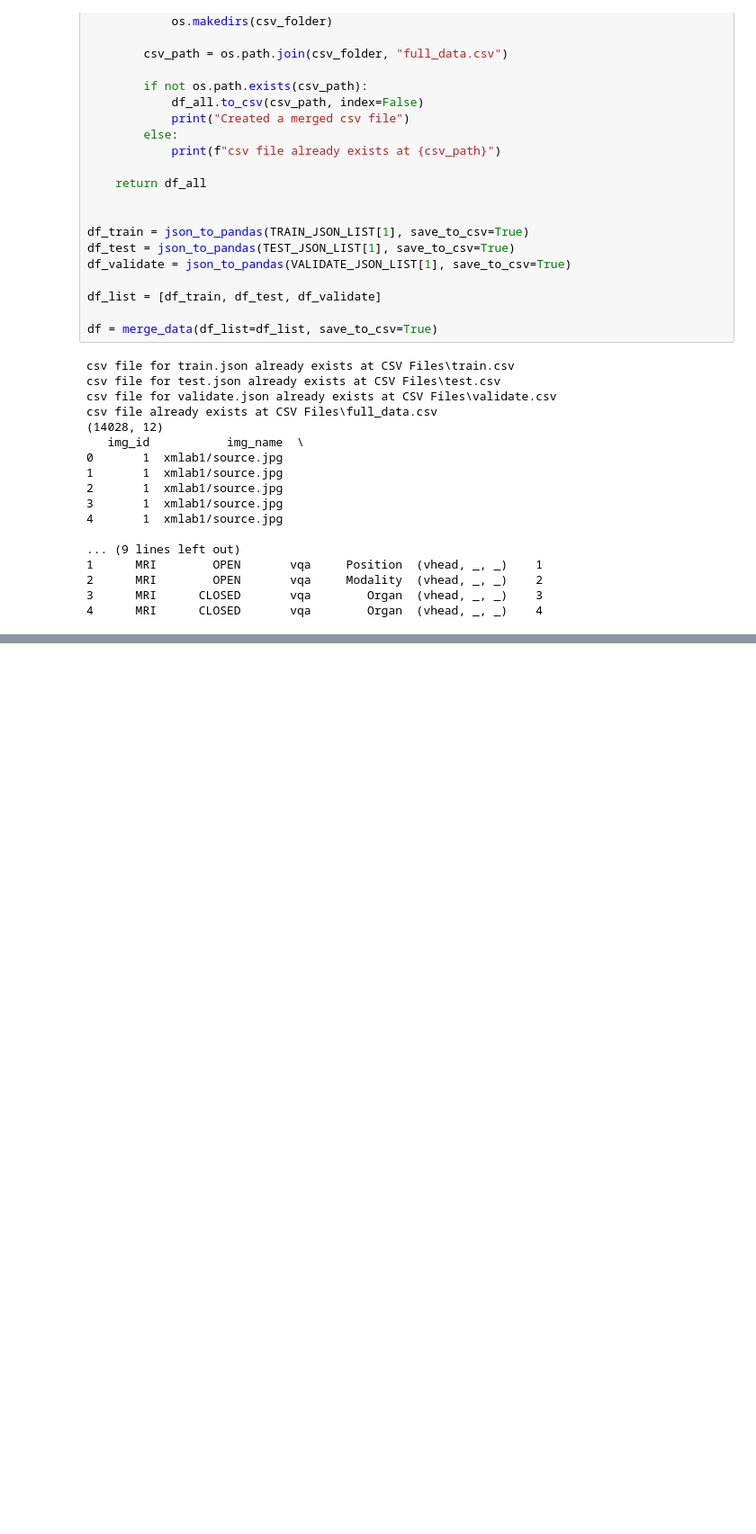
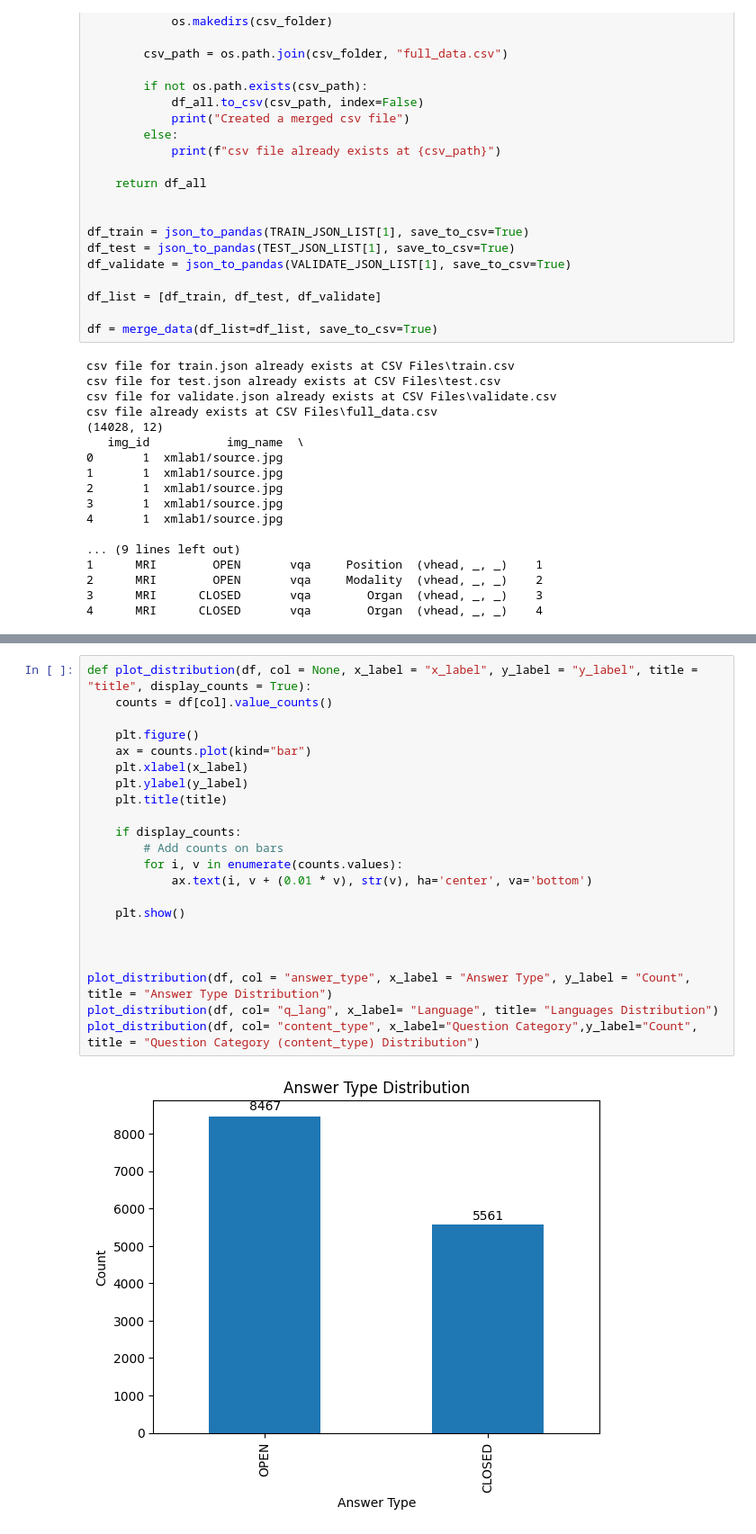
Before and after one commit to Issacalv/IndependentStudy25_VQA, a Jupyter notebook: Slake/SLAKE_Analyzer.ipynb, the cells around one changed output, grey strips where cells are left out. Shown at 90% size. Cells and saved outputs as stored; diff of their text form; blank space fills up the shorter version.

Commit message:
Added functions for data visualization

```diff
--- a/Slake/SLAKE_Analyzer.ipynb
+++ b/Slake/SLAKE_Analyzer.ipynb
@@ -124,0 +211,24 @@ csv file already exists at CSV Files\full_data.csv
+# %%
+def plot_distribution(df, col = None, x_label = "x_label", y_label = "y_label", title = "title", display_counts = True):
+    counts = df[col].value_counts()
+
+    plt.figure()
+    ax = counts.plot(kind="bar")
+    plt.xlabel(x_label)
+    plt.ylabel(y_label)
+    plt.title(title)
+
+    if display_counts:
+        # Add counts on bars
+        for i, v in enumerate(counts.values):
+            ax.text(i, v + (0.01 * v), str(v), ha='center', va='bottom')
+
+    plt.show()
+
+
+
+plot_distribution(df, col = "answer_type", x_label = "Answer Type", y_label = "Count", title = "Answer Type Distribution")
+plot_distribution(df, col= "q_lang", x_label= "Language", title= "Languages Distribution")
+plot_distribution(df, col= "content_type", x_label="Question Category",y_label="Count", title = "Question Category (content_type) Distribution")
+# %% [output]
+[figure, added]
```
Also changed, not shown: parts of 6 cells of this notebook.
